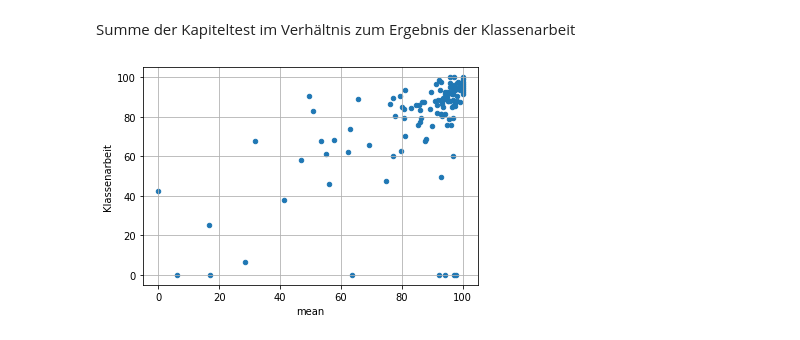
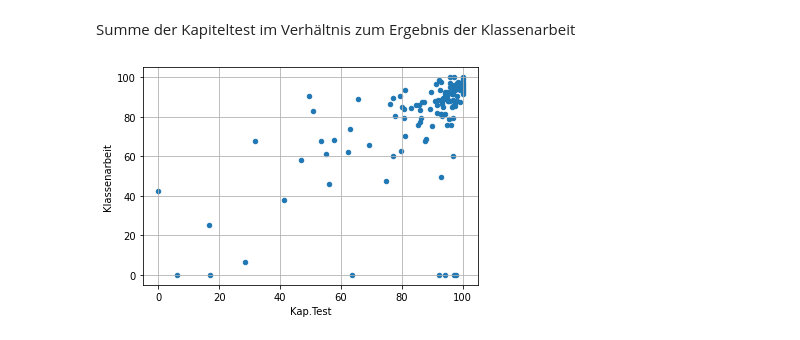
Before and after one commit to jtuttas/datenanalyse, a Jupyter notebook: Moodle.ipynb, the cells around one changed output. Saved outputs shown, nothing was run; the diff lists cells and outputs as text; code cells hidden in the pictures.

```diff
--- a/Moodle.ipynb
+++ b/Moodle.ipynb
@@ -166,9 +166,9 @@ axes[-1, -1].axis('off')
 # %% [markdown]
 Summe der Kapiteltest im Verhältnis zum Ergebnis der Klassenarbeit
 # %%
-df['mean'] = df.iloc[:, 3:9].mean(axis=1)
-df.plot(x='mean', y='Klassenarbeit', kind='scatter')
+df['Kap.Test'] = df.iloc[:, 3:9].mean(axis=1)
+df.plot(x='Kap.Test', y='Klassenarbeit', kind='scatter')
 plt.grid(True)
 plt.show()
 # %% [output]
-[figure, old version]
+[figure, new version]
```
Also changed, not shown: 2 other files.
